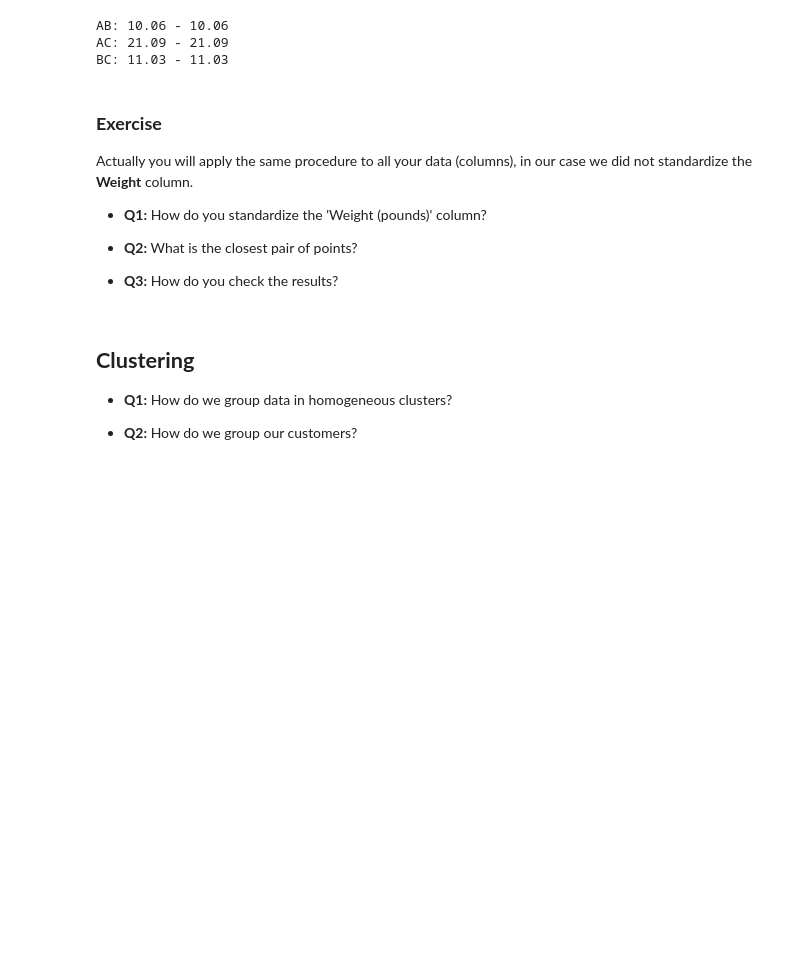
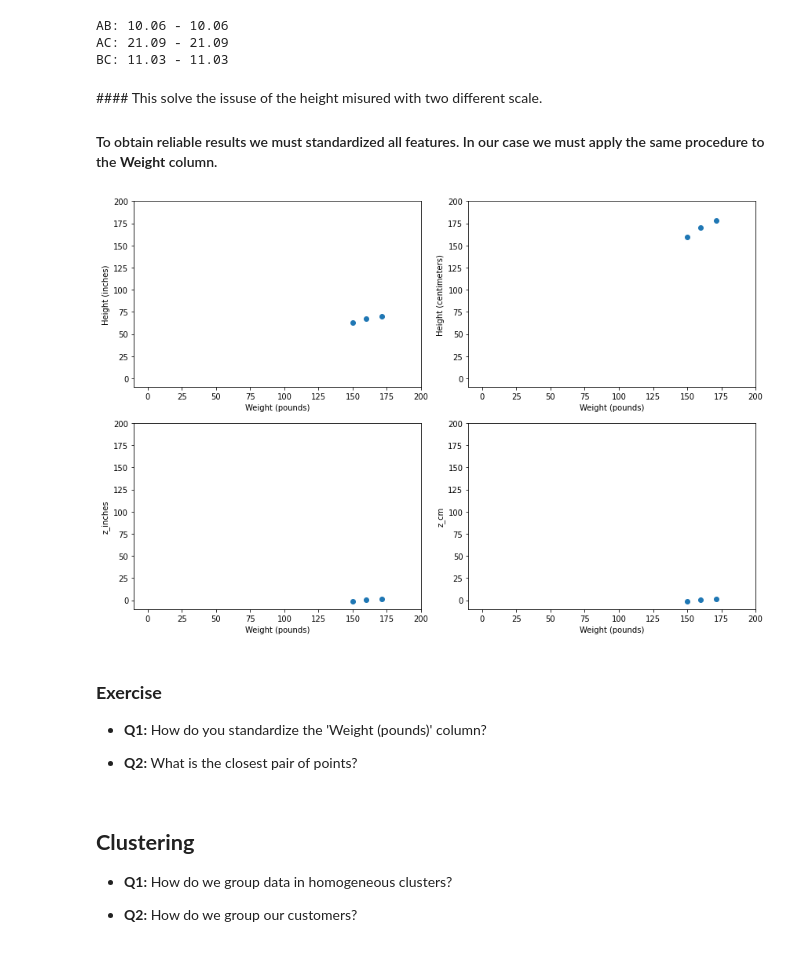
Before and after one commit to steguar/DAIL, a Jupyter notebook: Lecture_3/Lecture_3_RFM_model.ipynb, the cells around one changed output. Cells and saved outputs as stored; diff of their text form; code cells hidden in the pictures; blank space fills up the shorter version.

```diff
--- a/Lecture_3/Lecture_3_RFM_model.ipynb
+++ b/Lecture_3/Lecture_3_RFM_model.ipynb
@@ -126,16 +126,50 @@ print(f"BC: {distance(Bi,Ci):.2f} - {distance(Bc,Cc):.2f}")
 AB: 10.06 - 10.06
 AC: 21.09 - 21.09
 BC: 11.03 - 11.03
+# %% [markdown]
+#### This solve the issuse of the height misured with two different scale.
+
+#### To obtain reliable results we must standardized all features. In our case we must apply the same procedure to the **Weight** column.
+# %%
+import matplotlib.pyplot as plt
+%matplotlib inline
+
+fig, axs = plt.subplots(nrows=2, ncols=2, figsize=(12, 8))
+
+axs[0,0].scatter(df['Weight (pounds)'], df['Height (inches)'])
+axs[0,0].set_xlabel('Weight (pounds)') # Add an x-label to the axes.
+axs[0,0].set_ylabel('Height (inches)') # Add a y-label to the axes.
+axs[0,0].set_xlim(-10,200)
+axs[0,0].set_ylim(-10,200)
+
+axs[0,1].scatter(df['Weight (pounds)'], df['Height (centimeters)'])
+axs[0,1].set_xlabel('Weight (pounds)') # Add an x-label to the axes.
+axs[0,1].set_ylabel('Height (centimeters)') # Add a y-label to the axes.
+axs[0,1].set_xlim(-10,200)
+axs[0,1].set_ylim(-10,200)
+
+axs[1,0].scatter(df['Weight (pounds)'], df['z_inches'])
+axs[1,0].set_xlabel('Weight (pounds)') # Add an x-label to the axes.
+axs[1,0].set_ylabel('z_inches') # Add a y-label to the axes.
+axs[1,0].set_xlim(-10,200)
+axs[1,0].set_ylim(-10,200)
+
+axs[1,1].scatter(df['Weight (pounds)'], df['z_cm'])
+axs[1,1].set_xlabel('Weight (pounds)') # Add an x-label to the axes.
+axs[1,1].set_ylabel('z_cm') # Add a y-label to the axes.
+axs[1,1].set_xlim(-10,200)
+axs[1,1].set_ylim(-10,200)
+
+fig.tight_layout()
+fig.show()
+# %% [output]
+[figure, added]
 # %% [markdown]
 ### **Exercise**
-
-Actually you will apply the same procedure to all your data (columns), in our case we did not standardize the **Weight** column.
 
 * **Q1:** How do you standardize the 'Weight (pounds)' column?
 
 * **Q2:** What is the closest pair of points?
-
-* **Q3:** How do you check the results?
 # %%
 ### The code goes here!
 # %% [markdown]
```
Also changed, not shown: parts of 6 cells of this notebook, 4 other files.
